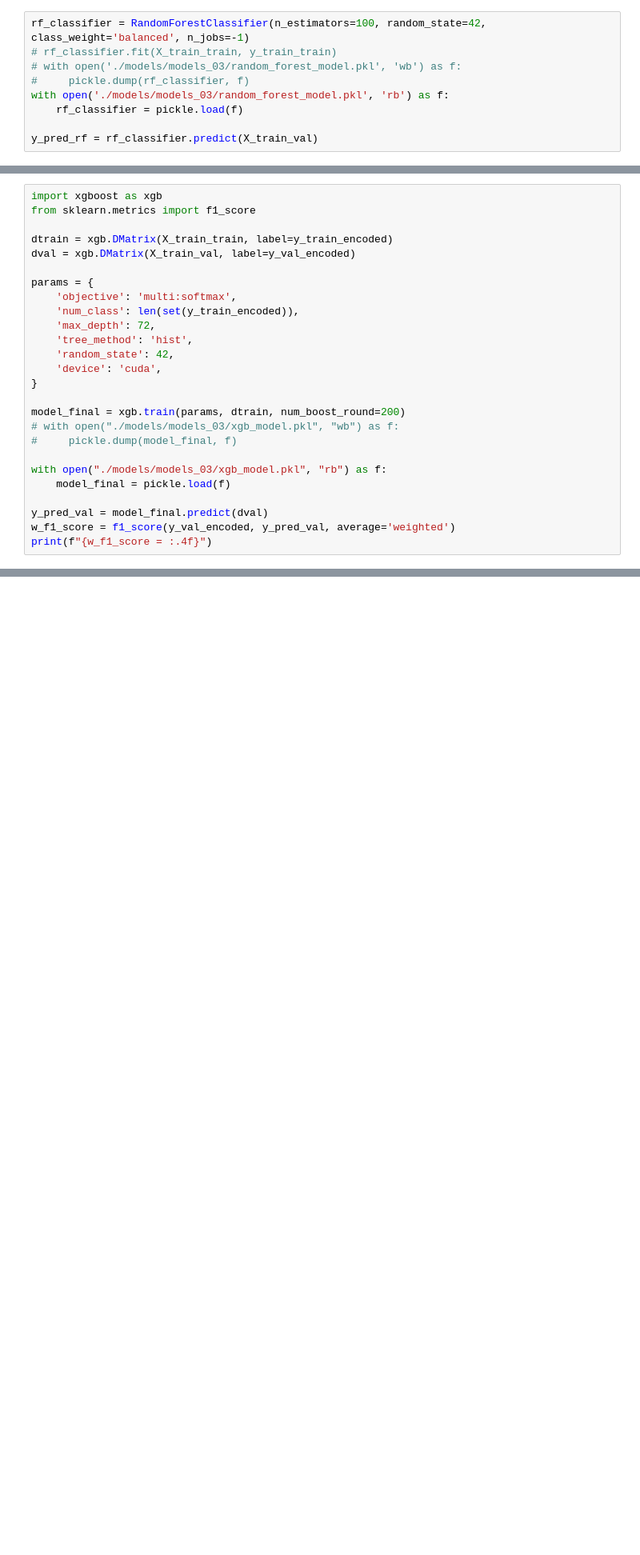
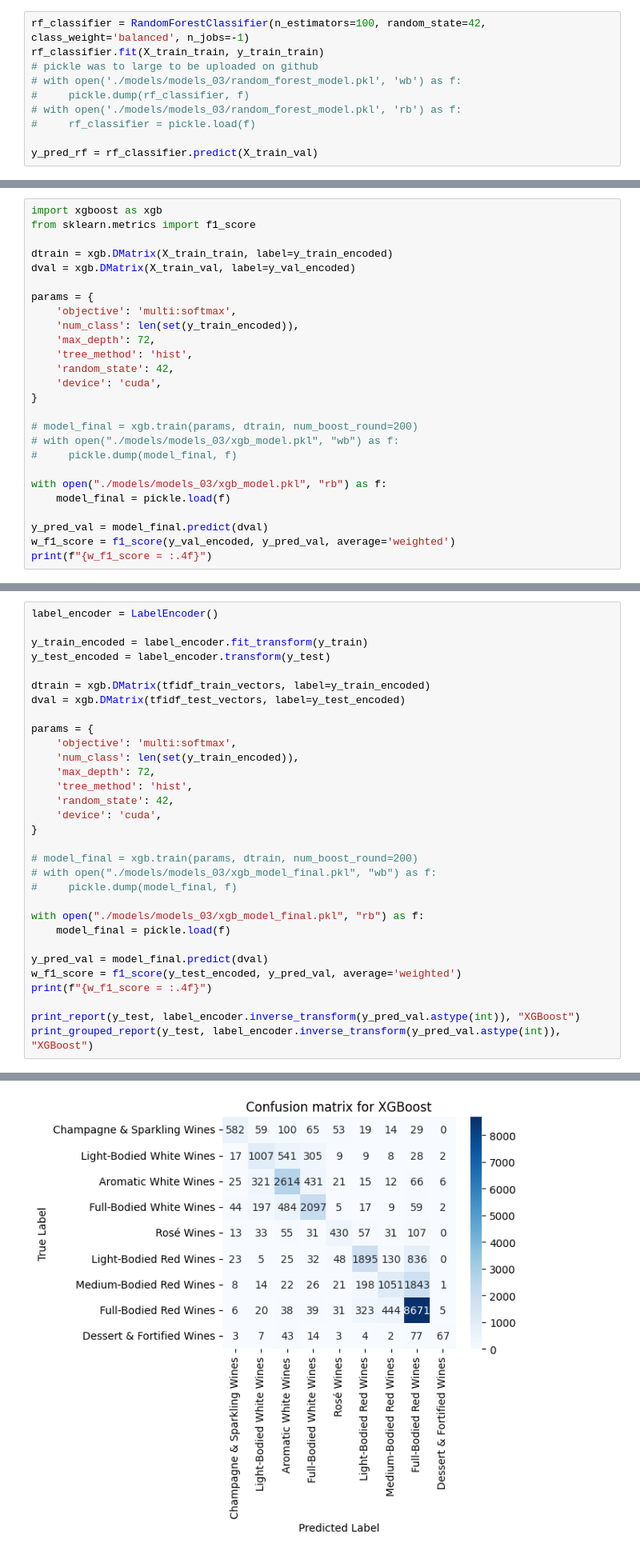
Before and after one commit to isidora00/ML_StudyBuddy, a Jupyter notebook: 03_Wine_Sensory_Properties_Classification.ipynb, the cells around one changed output, grey strips where cells are left out. Shown at 80% size. Saved outputs shown, nothing was run; the diff lists cells and outputs as text; blank space fills up the shorter version.

```diff
--- a/03_Wine_Sensory_Properties_Classification.ipynb
+++ b/03_Wine_Sensory_Properties_Classification.ipynb
@@ -413,11 +411,12 @@ plt.show()
 Drugi model koji koristimo za klasifikaciju je nasumična šuma. Iz rezultata vidimo da bolje izoluje konkretne vrste belih i vrste crnih vina, dok za grupisane stilove daje sličnu tačnost kao prethodni klasifikator.
 # %%
 rf_classifier = RandomForestClassifier(n_estimators=100, random_state=42, class_weight='balanced', n_jobs=-1)
-# rf_classifier.fit(X_train_train, y_train_train)
+rf_classifier.fit(X_train_train, y_train_train)
+# pickle was to large to be uploaded on github
 # with open('./models/models_03/random_forest_model.pkl', 'wb') as f:
 #     pickle.dump(rf_classifier, f)
-with open('./models/models_03/random_forest_model.pkl', 'rb') as f:
-    rf_classifier = pickle.load(f)
+# with open('./models/models_03/random_forest_model.pkl', 'rb') as f:
+#     rf_classifier = pickle.load(f)
 
 y_pred_rf = rf_classifier.predict(X_train_val)
 # %%
@@ -519,7 +516,7 @@ params = {
     'device': 'cuda',
 }
 
-model_final = xgb.train(params, dtrain, num_boost_round=200)
+# model_final = xgb.train(params, dtrain, num_boost_round=200)
 # with open("./models/models_03/xgb_model.pkl", "wb") as f:
 #     pickle.dump(model_final, f)
 
@@ -980,0 +978,32 @@ Ipak, najbolje rezultate daje nasumična šuma sa gradijentnim pojačavanjem.
+# %%
+label_encoder = LabelEncoder()
+
+y_train_encoded = label_encoder.fit_transform(y_train)
+y_test_encoded = label_encoder.transform(y_test)
+
+dtrain = xgb.DMatrix(tfidf_train_vectors, label=y_train_encoded)
+dval = xgb.DMatrix(tfidf_test_vectors, label=y_test_encoded)
+
+params = {
+    'objective': 'multi:softmax',
+    'num_class': len(set(y_train_encoded)),
+    'max_depth': 72,
+    'tree_method': 'hist',
+    'random_state': 42,
+    'device': 'cuda',
+}
+
+# model_final = xgb.train(params, dtrain, num_boost_round=200)
+# with open("./models/models_03/xgb_model_final.pkl", "wb") as f:
+#     pickle.dump(model_final, f)
+
+with open("./models/models_03/xgb_model_final.pkl", "rb") as f:
+    model_final = pickle.load(f)
+
+y_pred_val = model_final.predict(dval)
+w_f1_score = f1_score(y_test_encoded, y_pred_val, average='weighted')
+print(f"{w_f1_score = :.4f}")
+
+print_report(y_test, label_encoder.inverse_transform(y_pred_val.astype(int)), "XGBoost")
+print_grouped_report(y_test, label_encoder.inverse_transform(y_pred_val.astype(int)), "XGBoost")
+# %% [output]
@@ -980,0 +1028 @@ Ipak, najbolje rezultate daje nasumična šuma sa gradijentnim pojačavanjem.
+[figure, added]
```
Also changed, not shown: parts of 10 cells of this notebook.
